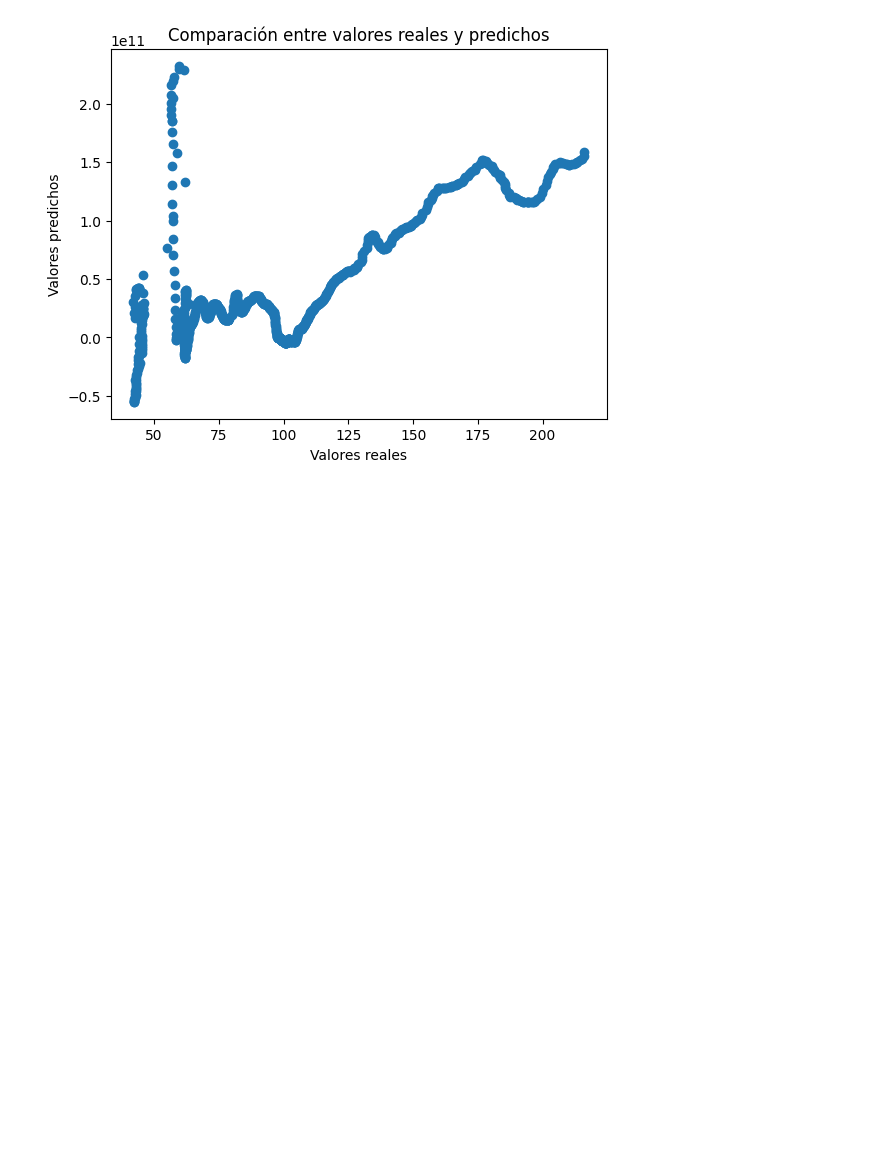
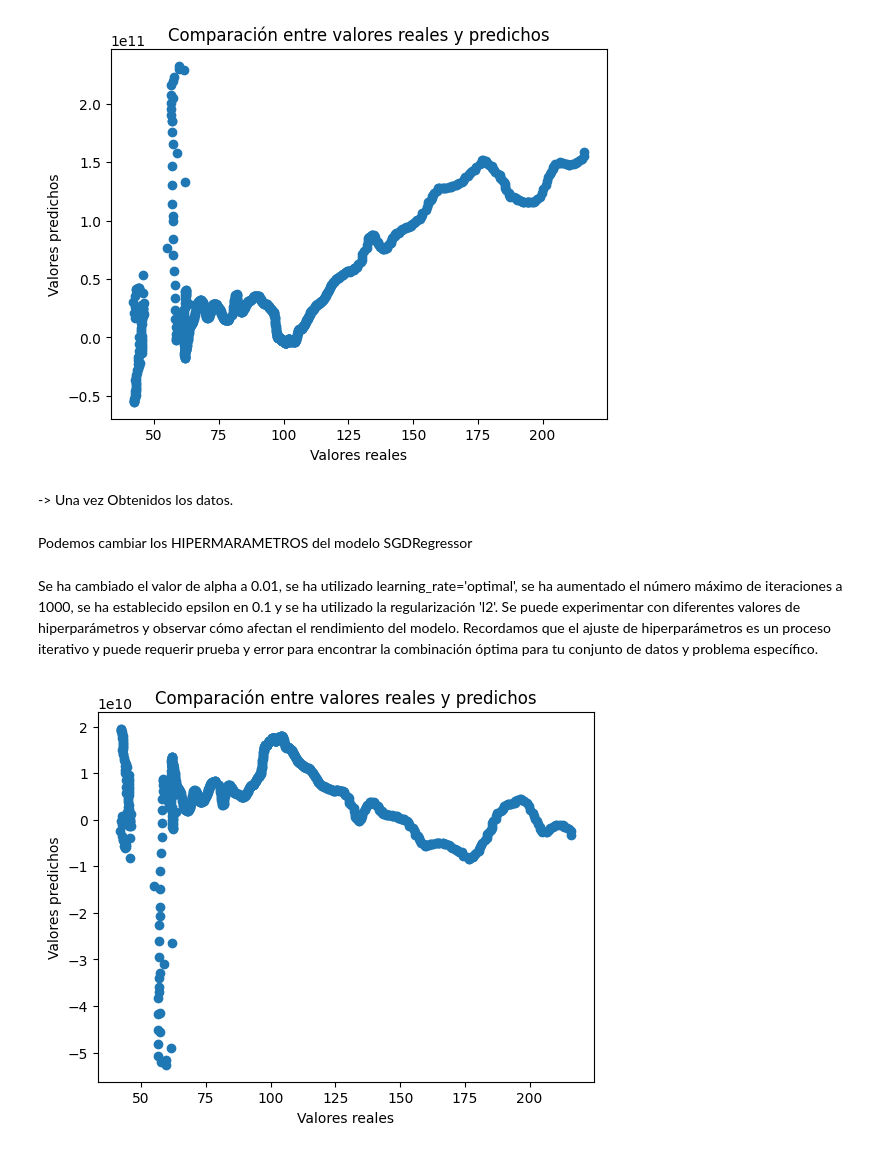
Before and after one commit to AgustinArquipa/Machinh-Learning, a Jupyter notebook: Trabajo_Final/TPFinal_Arquipa_Romero.ipynb, the cells around one changed output. Drawn from its saved outputs; the diff is of its cells as text; code cells hidden in the pictures; blank space fills up the shorter version.

Commit message:
Jugando con hiperparametros en el modelo 2

```diff
--- a/Trabajo_Final/TPFinal_Arquipa_Romero.ipynb
+++ b/Trabajo_Final/TPFinal_Arquipa_Romero.ipynb
@@ -141,3 +112,33 @@ plt.title('Comparación entre valores reales y predichos')
 plt.show()
 # %% [output]
 [figure]
+# %% [markdown]
+-> Una vez Obtenidos los datos.
+# %% [markdown]
+Podemos cambiar los HIPERMARAMETROS del modelo SGDRegressor
+# %%
+#Instanciamos el modelo con los hiperparametros ajustados
+sgdmodel = SGDRegressor(alpha=0.1, learning_rate='optimal', max_iter=10, epsilon=0.1, penalty='l2')
+'''
+Usamos una iteraccion de 10
+'''
+
+#Entrenamos el modelo con los datos
+sgdmodel.fit(X_train, y_train)
+
+#Obtenemos la prediccion
+ypredic = sgdmodel.predict(X_test)
+
+mae_y = mean_absolute_error(y_test, ypredic)
+# %% [markdown]
+Se ha cambiado el valor de alpha a 0.01, se ha utilizado learning_rate='optimal', se ha aumentado el número máximo de iteraciones a 1000, se ha establecido epsilon en 0.1 y se ha utilizado la regularización 'l2'. Se puede experimentar con diferentes valores de hiperparámetros y observar cómo afectan el rendimiento del modelo. Recordamos que el ajuste de hiperparámetros es un proceso iterativo y puede requerir prueba y error para encontrar la combinación óptima para tu conjunto de datos y problema específico.
+# %%
+#Mostramos los datos
+plt.scatter(y_test, ypredic)
+plt.xlabel('Valores reales')
+plt.ylabel('Valores predichos')
+plt.title('Comparación entre valores reales y predichos')
+
+plt.show()
+# %% [output]
+[figure, added]
```
Also changed, not shown: parts of 4 cells of this notebook.
